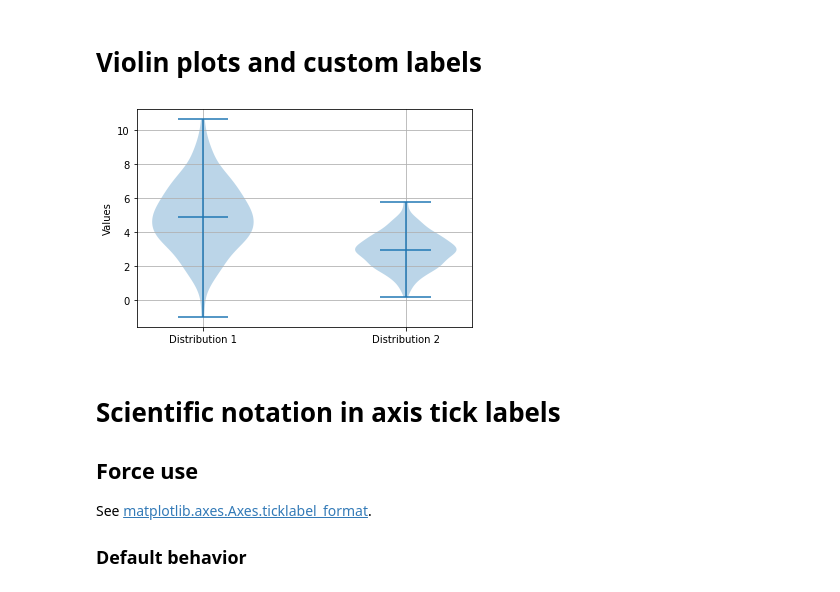
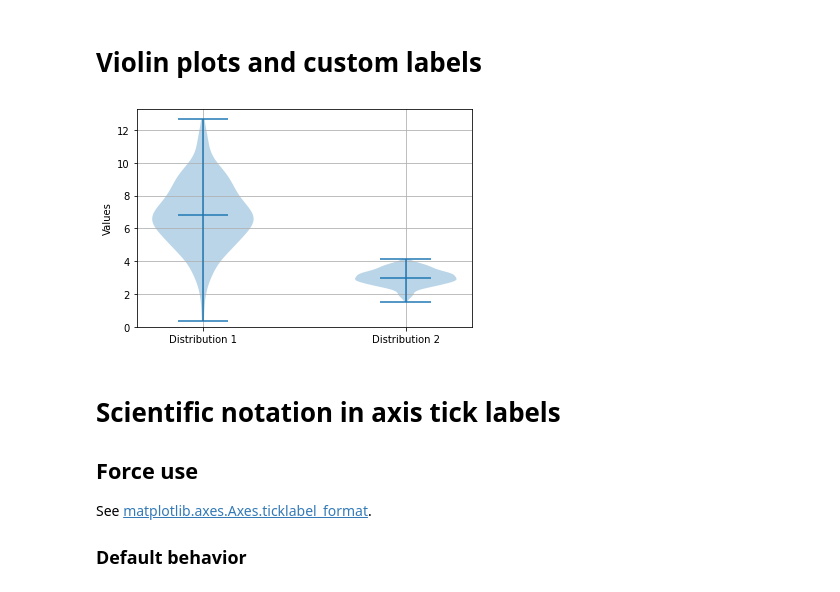
Before and after one commit to gregnordin/notes_to_self, a Jupyter notebook: python/matplotlib/matplotlib_notes.ipynb, the cells around one changed output. Drawn from its saved outputs; the diff is of its cells as text; code cells hidden in the pictures.

```diff
--- a/python/matplotlib/matplotlib_notes.ipynb
+++ b/python/matplotlib/matplotlib_notes.ipynb
@@ -328,18 +328,19 @@ ax.legend(bbox_to_anchor=(1.3, 1.0), scatterpoints=1, frameon=False, labelspacin
 # %% [markdown]
 # Violin plots and custom labels
 # %%
-data_a = np.random.normal(loc=5.0, scale=2.0, size=200)
-data_b = np.random.normal(loc=3.0, scale=1.0, size=200)
+data_a = np.random.normal(loc=7.0, scale=2.0, size=200)
+data_b = np.random.normal(loc=3.0, scale=0.5, size=200)
 data = [data_a, data_b]
 
 fig, ax = plt.subplots()
 ax.violinplot(data, showmeans=True)
+ax.set_ylim(0,)
 ax.set_xticks([1,2])
 ax.set_xticklabels(['Distribution 1','Distribution 2'])
 ax.set_ylabel("Values")
 ax.grid()
 # %% [output]
-[figure, old version]
+[figure, new version]
 # %% [markdown]
 # Scientific notation in axis tick labels
 
```
Also changed, not shown: 1 other file.
